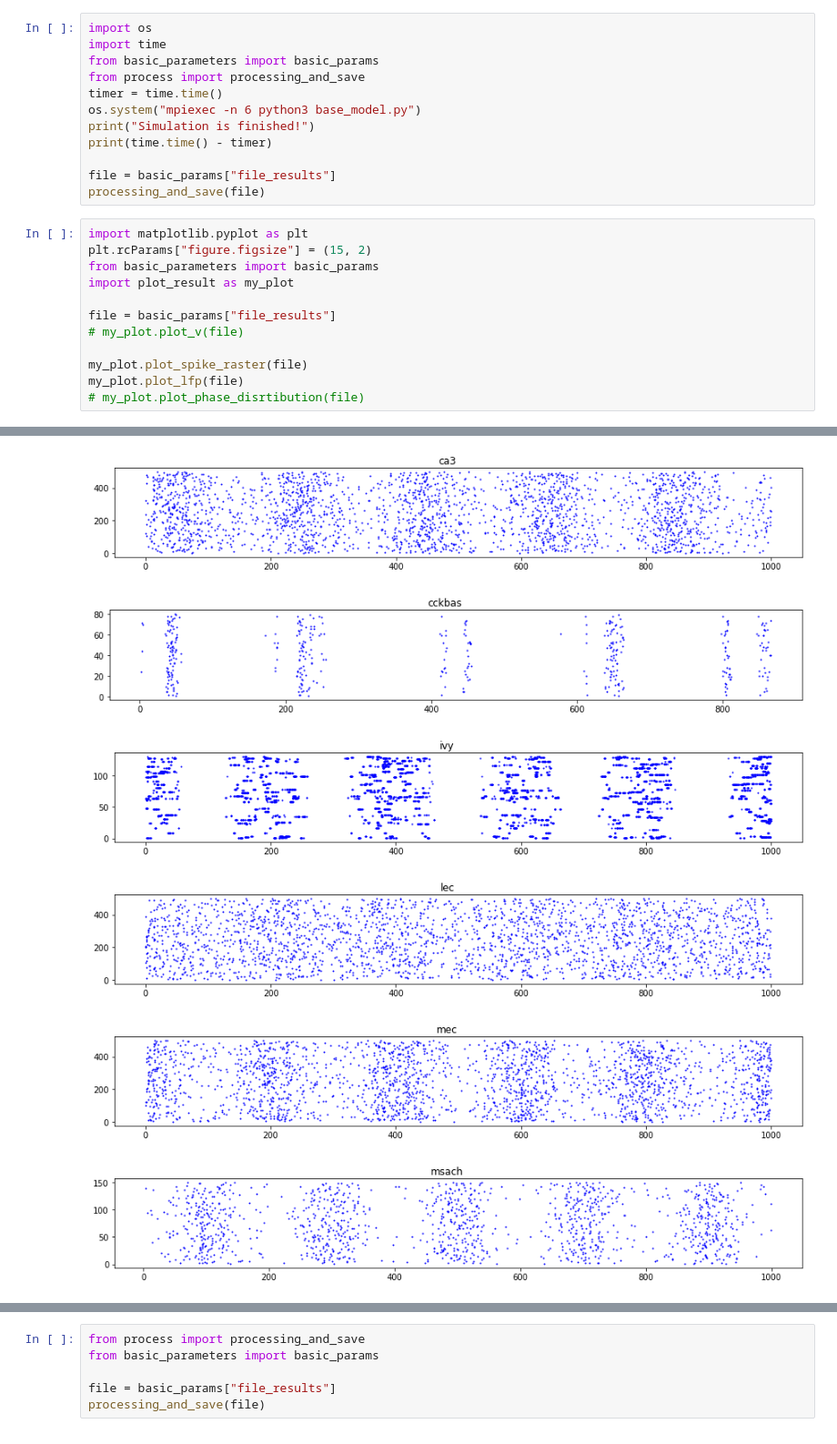
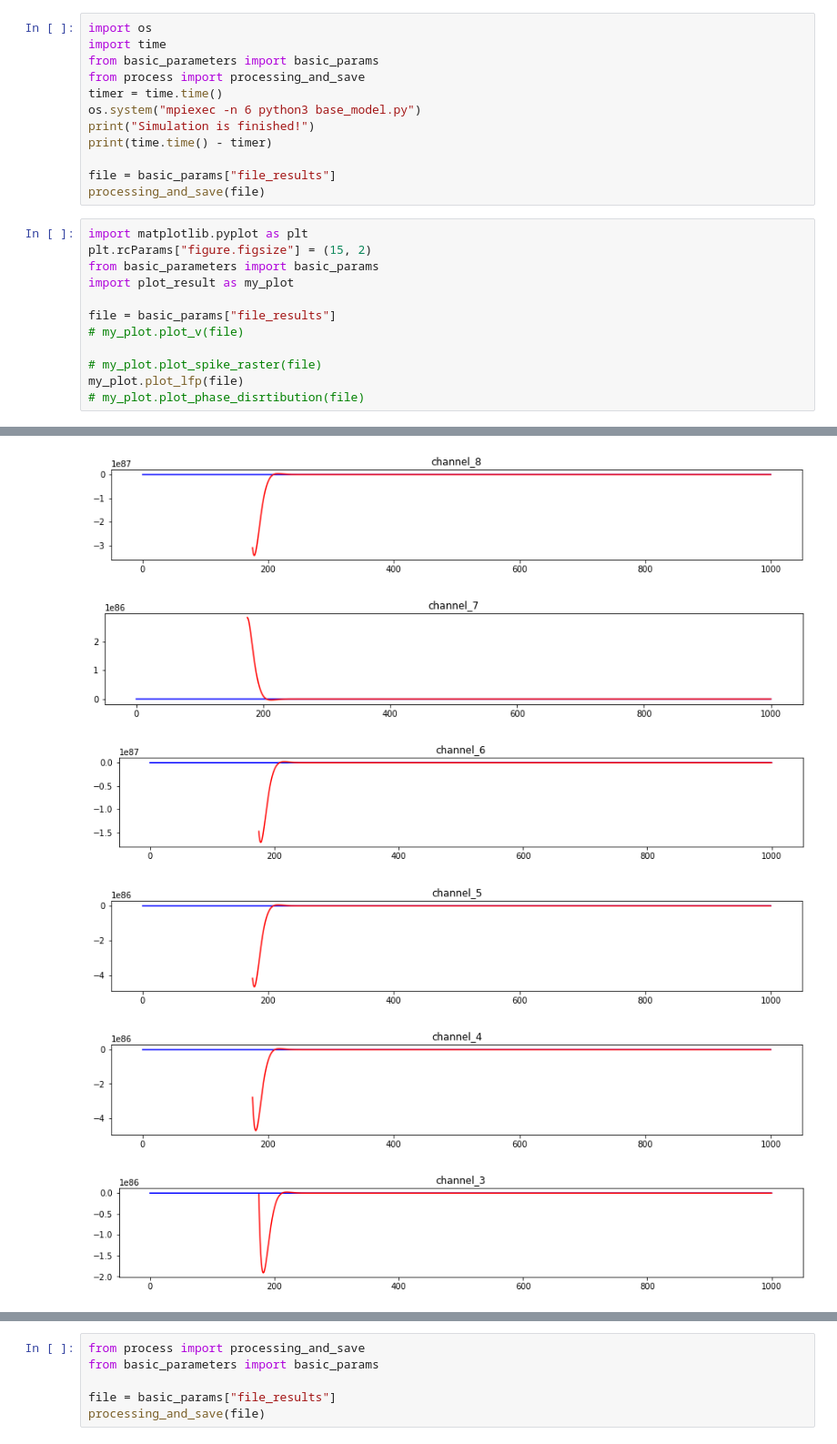
Before and after one commit to ivanmysin/CA1_rhythms_model, a Jupyter notebook: run_from_notebook.ipynb, the cells around one changed output, grey strips where cells are left out. Shown at 91% size. Cells and saved outputs as stored; diff of their text form.

```diff
--- a/run_from_notebook.ipynb
+++ b/run_from_notebook.ipynb
@@ -19,7 +19,7 @@ import plot_result as my_plot
 file = basic_params["file_results"]
 # my_plot.plot_v(file)
 
-my_plot.plot_spike_raster(file)
+# my_plot.plot_spike_raster(file)
 my_plot.plot_lfp(file)
 # my_plot.plot_phase_disrtibution(file)
 # %% [output]
@@ -45,6 +28,6 @@ bis2sca
-[figure, old version]
+[figure, new version]
-[figure, old version]
+[figure, new version]
-[figure, old version]
+[figure, new version]
-[figure, old version]
+[figure, new version]
-[figure, old version]
+[figure, new version]
-[figure, old version]
+[figure, new version]
```
Also changed, not shown: parts of 2 cells of this notebook, 4 other files.
